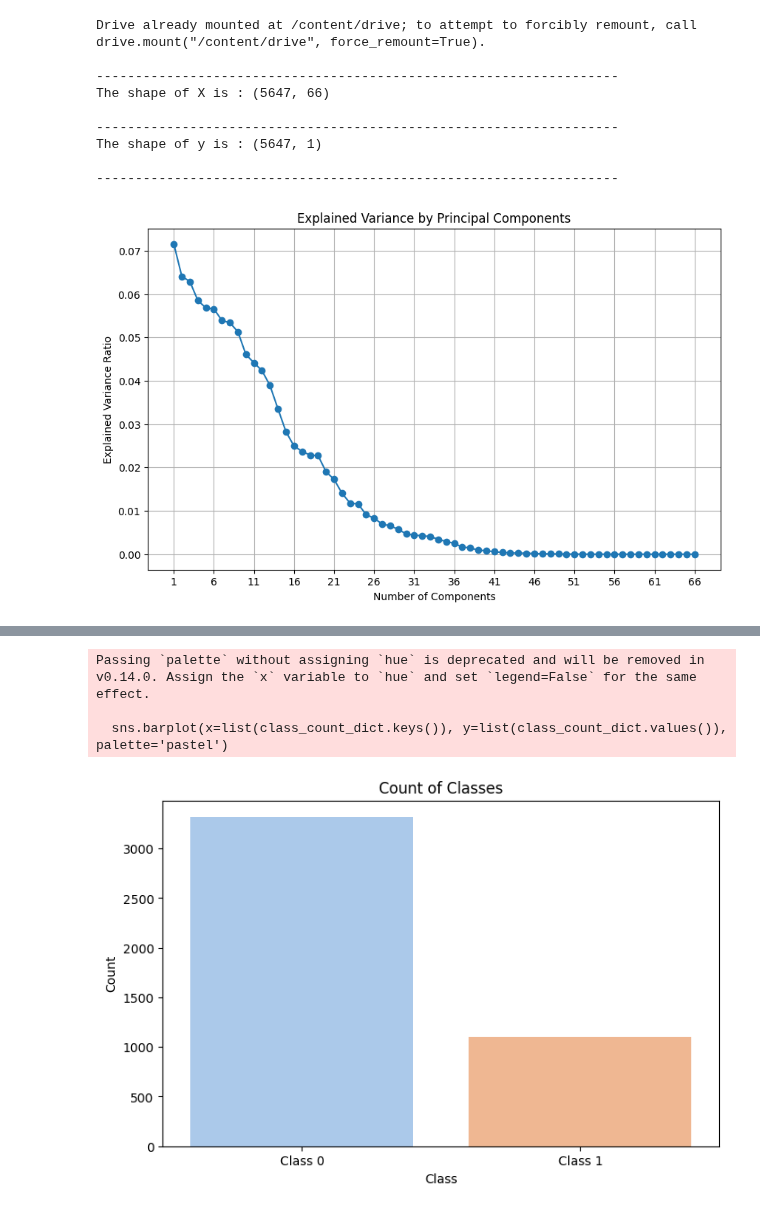
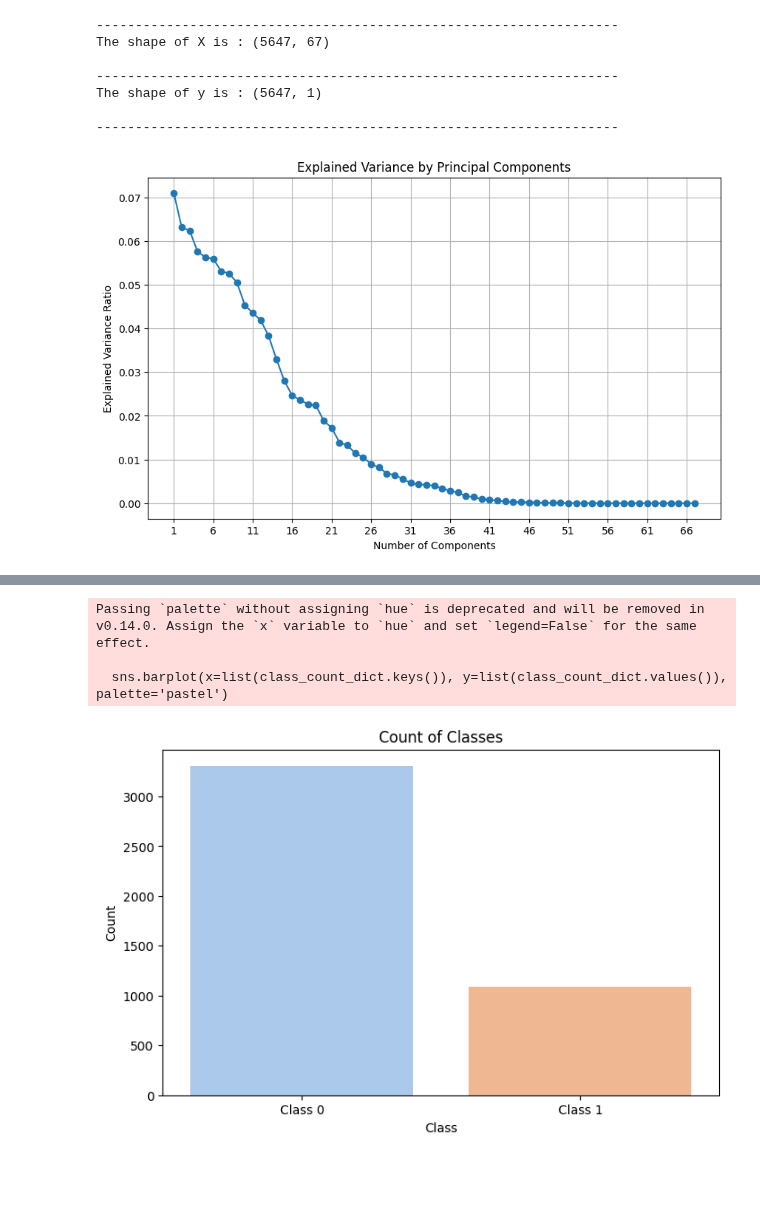
Before and after one commit to Johneinsteinwong/COMP7015_GroupProject, a Jupyter notebook: Feature Engineering (PCA).ipynb, the cells around one changed output, grey strips where cells are left out. Cells and saved outputs as stored; diff of their text form; code cells hidden in the pictures; blank space fills up the shorter version.

```diff
--- a/Feature Engineering (PCA).ipynb
+++ b/Feature Engineering (PCA).ipynb
@@ -1,6 +1,6 @@
 # %%
-from google.colab import drive # Loading the Dataset
-
+#from google.colab import drive # Loading the Dataset
+import pdb
 import pandas as pd
 import os
 from matplotlib import pyplot as plt
@@ -11,16 +11,18 @@ from sklearn.metrics import accuracy_score, classification_report, confusion_mat
 from sklearn.ensemble import RandomForestClassifier, IsolationForest
 from sklearn.preprocessing import StandardScaler
 from sklearn.decomposition import PCA
-
+from scipy.stats import spearmanr
 import numpy as np # Data Imputation
 from sklearn.impute import KNNImputer # KNN Imputation
 from imblearn.over_sampling import SMOTE # Data Imputation
 from collections import Counter # Data Imputation
+from util import *
 
 #from scipy.stats import chi2  Checking for Outliers by Mahalanobis Distance
 
-drive.mount('/content/drive')
-file_path = '/content/drive/My Drive/COMP7015 AI Project Group/mimiciv_traindata.csv'
+#drive.mount('/content/drive')
+#file_path = '/content/drive/My Drive/COMP7015 AI Project Group/mimiciv_traindata.csv'
+file_path = 'data/mimiciv_traindata.csv'
 print ('\n-------------------------------------------------------------------')
 df = pd.read_csv(file_path)
 
@@ -31,45 +33,8 @@ df_imputed = knn_imputer.fit_transform(df)
 # Convert the result back to a DataFrame
 df_imputed = pd.DataFrame(df_imputed, columns=df.columns)
 
-# Calculate Range
-df_imputed['Fraction inspired oxygen_range'] =  df_imputed['Fraction inspired oxygen_max'] -  df_imputed['Fraction inspired oxygen_min']
-df_imputed['Glucose_range'] =  df_imputed['Glucose_max'] -  df_imputed['Glucose_min']
-df_imputed['Heart Rate_range'] =  df_imputed['Heart Rate_max'] -  df_imputed['Heart Rate_min']
-df_imputed['Mean blood pressure_range'] =  df_imputed['Mean blood pressure_max'] -  df_imputed['Mean blood pressure_min']
-df_imputed['Diastolic blood pressure_range'] =  df_imputed['Diastolic blood pressure_max'] -  df_imputed['Diastolic blood pressure_min']
-df_imputed['Systolic blood pressure_range'] =  df_imputed['Systolic blood pressure_max'] -  df_imputed['Systolic blood pressure_min']
-df_imputed['Oxygen saturation_range'] =  df_imputed['Oxygen saturation_max'] -  df_imputed['Oxygen saturation_min']
-df_imputed['Respiratory rate_range'] =  df_imputed['Respiratory rate_max'] -  df_imputed['Respiratory rate_min']
-df_imputed['Temperature_range'] =  df_imputed['Temperature_max'] -  df_imputed['Temperature_min']
-df_imputed['Weight_range'] =  df_imputed['Weight_max'] -  df_imputed['Weight_min']
-df_imputed['pH_range'] =  df_imputed['pH_max'] -  df_imputed['pH_min']
-
-# Create Ratios
-df_imputed['Fraction inspired oxygen_min_to_mean'] = df_imputed['Fraction inspired oxygen_min'] / df_imputed['Fraction inspired oxygen_mean']
-df_imputed['Fraction inspired oxygen_max_to_mean'] = df_imputed['Fraction inspired oxygen_max'] / df_imputed['Fraction inspired oxygen_mean']
-df_imputed['Glucose_min_to_mean'] = df_imputed['Glucose_min'] / df_imputed['Glucose_mean']
-df_imputed['Glucose_max_to_mean'] = df_imputed['Glucose_max'] / df_imputed['Glucose_mean']
-df_imputed['Heart Rate_min_to_mean'] = df_imputed['Heart Rate_min'] / df_imputed['Heart Rate_mean']
-df_imputed['Heart Rate_max_to_mean'] = df_imputed['Heart Rate_max'] / df_imputed['Heart Rate_mean']
-df_imputed['Mean blood pressure_min_to_mean'] = df_imputed['Mean blood pressure_min'] / df_imputed['Mean blood pressure_mean']
-df_imputed['Mean blood pressure_max_to_mean'] = df_imputed['Mean blood pressure_max'] / df_imputed['Mean blood pressure_mean']
-df_imputed['Diastolic blood pressure_min_to_mean'] = df_imputed['Diastolic blood pressure_min'] / df_imputed['Diastolic blood pressure_mean']
-df_imputed['Diastolic blood pressure_max_to_mean'] = df_imputed['Diastolic blood pressure_max'] / df_imputed['Diastolic blood pressure_mean']
-df_imputed['Systolic blood pressure_min_to_mean'] = df_imputed['Systolic blood pressure_min'] / df_imputed['Systolic blood pressure_mean']
-df_imputed['Systolic blood pressure_max_to_mean'] = df_imputed['Systolic blood pressure_max'] / df_imputed['Systolic blood pressure_mean']
-df_imputed['Oxygen saturation_min_to_mean'] = df_imputed['Oxygen saturation_min'] / df_imputed['Oxygen saturation_mean']
-df_imputed['Oxygen saturation_max_to_mean'] = df_imputed['Oxygen saturation_max'] / df_imputed['Oxygen saturation_mean']
-df_imputed['Respiratory rate_min_to_mean'] = df_imputed['Respiratory rate_min'] / df_imputed['Respiratory rate_mean']
-df_imputed['Respiratory rate_max_to_mean'] = df_imputed['Respiratory rate_max'] / df_imputed['Respiratory rate_mean']
-df_imputed['Temperature_min_to_mean'] = df_imputed['Temperature_min'] / df_imputed['Temperature_mean']
-df_imputed['Temperature_max_to_mean'] = df_imputed['Temperature_max'] / df_imputed['Temperature_mean']
-df_imputed['Weight_min_to_mean'] = df_imputed['Weight_min'] / df_imputed['Weight_mean']
-df_imputed['Weight_max_to_mean'] = df_imputed['Weight_max'] / df_imputed['Weight_mean']
-df_imputed['pH_min_to_mean'] = df_imputed['pH_min'] / df_imputed['pH_mean']
-df_imputed['pH_max_to_mean'] = df_imputed['pH_max'] / df_imputed['pH_mean']
-
 # Features & Target
-X = df_imputed.drop(columns='mortality')
+X = compute_features(df_imputed.drop('mortality',axis=1)) #df_imputed.drop(columns='mortality')
 y = df_imputed['mortality']
 
 print(f'The shape of X is : {pd.DataFrame(X).shape}')
@@ -112,15 +77,19 @@ columns = [f'PC{i+1}' for i in range(n_components_selected)]
 df_pca = pd.DataFrame(data = X_pca_selected, columns=columns)
 
 # Concatenate with the target variable
-df_final = pd.concat([df_pca, y.reset_index(drop=True)], axis=1)
+df_after_pca = pd.concat([df_pca, y.reset_index(drop=True)], axis=1)
 
 # Print the resulting DataFrame
 print ('\n-------------------------------------------------------------------')
 print('DataFrame with selected principal components:')
-print(df_final)
+print(df_after_pca)
+
+# Features & Target
+X = df_after_pca.drop(columns='mortality')
+y = df_after_pca['mortality']
 
 # Split the data into training and testing sets
-X_train, X_test, y_train, y_test = train_test_split(df_pca, y, test_size=0.2, random_state=42)
+X_train, X_test, y_train, y_test = train_test_split(X, y, test_size=0.2, random_state=42)
 
 # Outlier Detection with Isolation Forest
 iso_forest = IsolationForest(random_state=42)
@@ -137,10 +106,19 @@ print ('\n-------------------------------------------------------------------')
 print (f'Size of training data: {X_train.shape}')
 print (f'Outliers found: {outliers.shape}')
 
+# Calculate & Print Spearman Rank
+df_spearman = pd.DataFrame(X_train, columns=[f'PC{i+1}' for i in range(X_train.shape[1])])
+df_spearman['is_outlier'] = np.where(iso_outlier_predictions == -1, 1, 0)
+df_spearman['mortality'] = y_train.values
+spearman_corr, p_value = spearmanr(df_spearman['is_outlier'], df_spearman['mortality'])
+print ('\n-------------------------------------------------------------------')
+print(f'Spearman Rank Correlation Coefficient: {spearman_corr}')
+print(f'P-value: {p_value}')
+
 # Remove Outliers from the Training Data
 X_train_cleaned = X_train[iso_outlier_predictions == 1]
 y_train_cleaned = y_train[iso_outlier_predictions == 1]
-
+print ('\n-------------------------------------------------------------------')
 print(f'Size of Cleaned X:', X_train_cleaned.shape)
 
 # Applying SMOTE (Oversampling Technique)
@@ -181,36 +159,34 @@ y_pred = classifier.predict(X_test)
 accuracy = accuracy_score(y_test, y_pred)
 print ('\n-------------------------------------------------------------------')
 print(f'Accuracy with class weights balanced: {accuracy:.2f}')
 
 # Print classification report (includes precision, recall, and F1 score)
 print ('\n-------------------------------------------------------------------')
 print('Classification Report with class weights balanced (0 - Alive / 1 - Dead):')
 print('\n')
 print(classification_report(y_test, y_pred))
 
 # Get predicted probabilities for the positive class
 y_pred_proba = classifier.predict_proba(X_test)[:, 1]
 
 # Calculate ROC-AUC score
 roc_auc = roc_auc_score(y_test, y_pred_proba)
 
 # Evaluate the model
 print ('\n-------------------------------------------------------------------')
 print("Confusion Matrix:")
 print(confusion_matrix(y_test, y_pred))
 
 print ('\n-------------------------------------------------------------------')
 print(f'ROC-AUC Score with class weights balanced: {roc_auc:.4f}')
 # %% [output]
-Drive already mounted at /content/drive; to attempt to forcibly remount, call drive.mount("/content/drive", force_remount=True).
-
 -------------------------------------------------------------------
-The shape of X is : (5647, 66)
+The shape of X is : (5647, 67)
 
 -------------------------------------------------------------------
 The shape of y is : (5647, 1)
 
 -------------------------------------------------------------------
-[figure, old version]
+[figure, new version]
 -------------------------------------------------------------------
 DataFrame with selected principal components:
```
Also changed, not shown: parts of 1 cell of this notebook, 3 other files.
